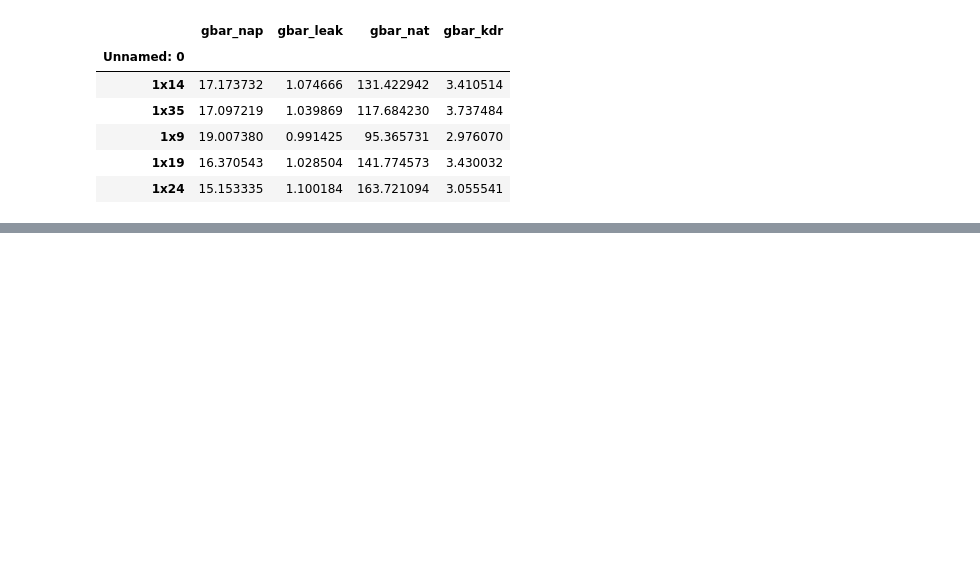
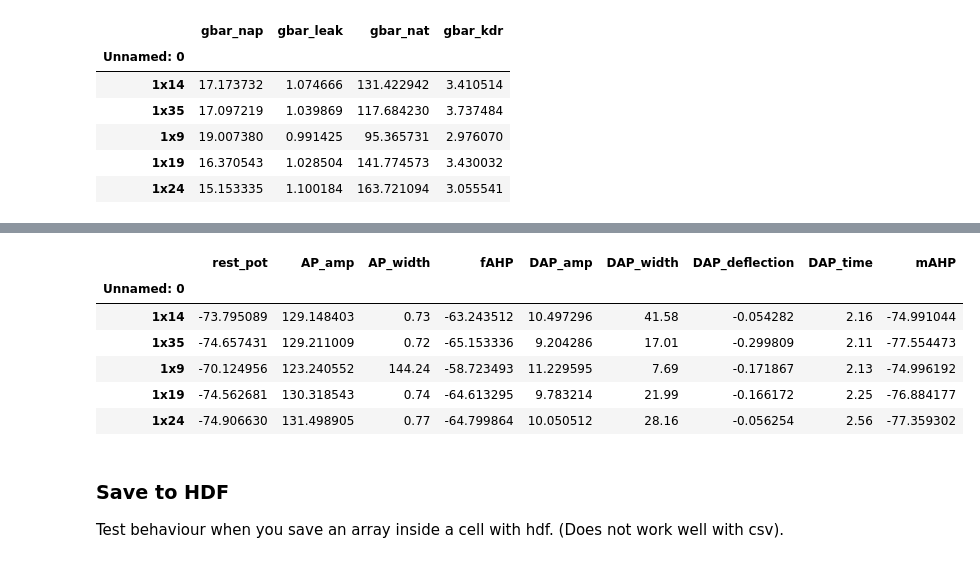
Before and after one commit to alTeska/DAP_analysis, a Jupyter notebook: param_analysis/notebooks/features_from_df_0705.ipynb, the cells around one changed output, grey strips where cells are left out. Saved outputs shown, nothing was run; the diff lists cells and outputs as text; code cells hidden in the pictures; blank space fills up the shorter version.

```diff
--- a/param_analysis/notebooks/features_from_df_0705.ipynb
+++ b/param_analysis/notebooks/features_from_df_0705.ipynb
@@ -106,0 +155,12 @@ for i, j in tqdm(df_param.iterrows()):
+# %%
+stats_step = []
+
+for i,u in enumerate(U_steps):
+    stats = calc_features_step(u, ts, dts, t_ons, t_offs)
+    stats_step.append(stats)
+# %%
+stats_ramp = []
+
+for i,u in enumerate(U_ramps):
+    stats = calc_features_ramp(u, tr, dtr, t_onr, t_offr)
+    stats_ramp.append(stats)
@@ -194,0 +190,3 @@ IndexError: index 0 is out of bounds for axis 0 with size 0
+# %%
+step_features_labels = ['rest_pot', 'rest_pot_std','firing_rate', 'ISI_mean', 'ISI_std', 'spike_count', 'spike_times_stim']
+ramp_features_labels = ['rest_pot', 'AP_amp', 'AP_width', 'fAHP', 'DAP_amp', 'DAP_width', 'DAP_deflection','DAP_time', 'mAHP']
@@ -194,0 +204,14 @@ IndexError: index 0 is out of bounds for axis 0 with size 0
+# %%
+df_ramps = pd.DataFrame(data=stats_ramp, columns=ramp_features_labels, index=df_param.index)
+df_ramps.head()
+# %% [output]
+|  | rest_pot | AP_amp | AP_width | fAHP | DAP_amp | DAP_width | DAP_deflection | DAP_time | mAHP |
+| Unnamed: 0 |  |  |  |  |  |  |  |  |  |
+| 1x14 | -73.795089 | 129.148403 | 0.73 | -63.243512 | 10.497296 | 41.58 | -0.054282 | 2.16 | -74.991044 |
+| 1x35 | -74.657431 | 129.211009 | 0.72 | -65.153336 | 9.204286 | 17.01 | -0.299809 | 2.11 | -77.554473 |
+| 1x9 | -70.124956 | 123.240552 | 144.24 | -58.723493 | 11.229595 | 7.69 | -0.171867 | 2.13 | -74.996192 |
+| 1x19 | -74.562681 | 130.318543 | 0.74 | -64.613295 | 9.783214 | 21.99 | -0.166172 | 2.25 | -76.884177 |
+| 1x24 | -74.906630 | 131.498905 | 0.77 | -64.799864 | 10.050512 | 28.16 | -0.056254 | 2.56 | -77.359302 |
+# %% [markdown]
+### Save to HDF
+Test behaviour when you save an array inside a cell with hdf. (Does not work well with csv).
```
Also changed, not shown: parts of 30 cells of this notebook, 6 other files.
